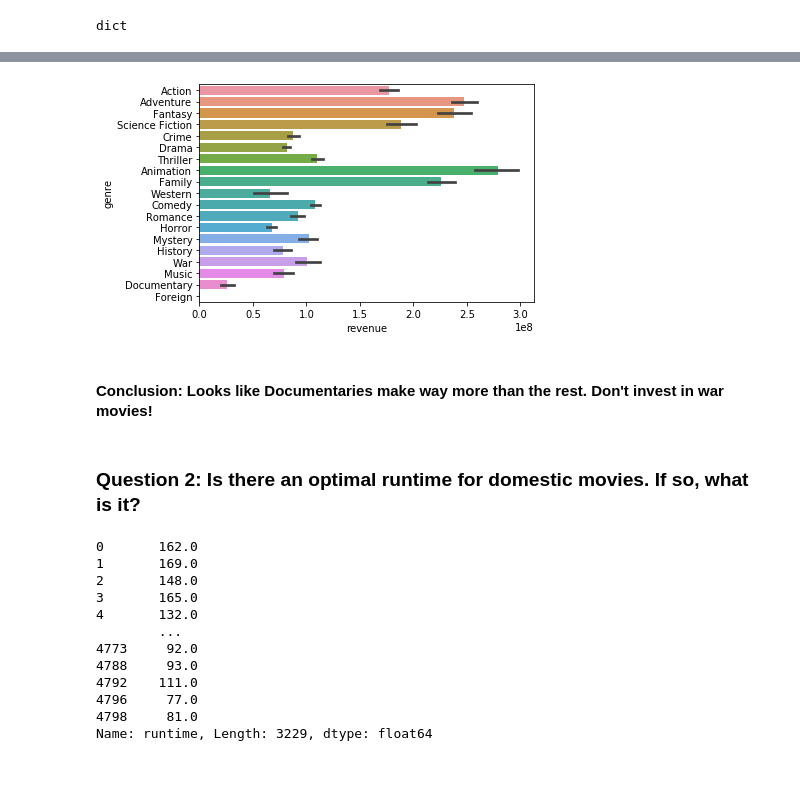
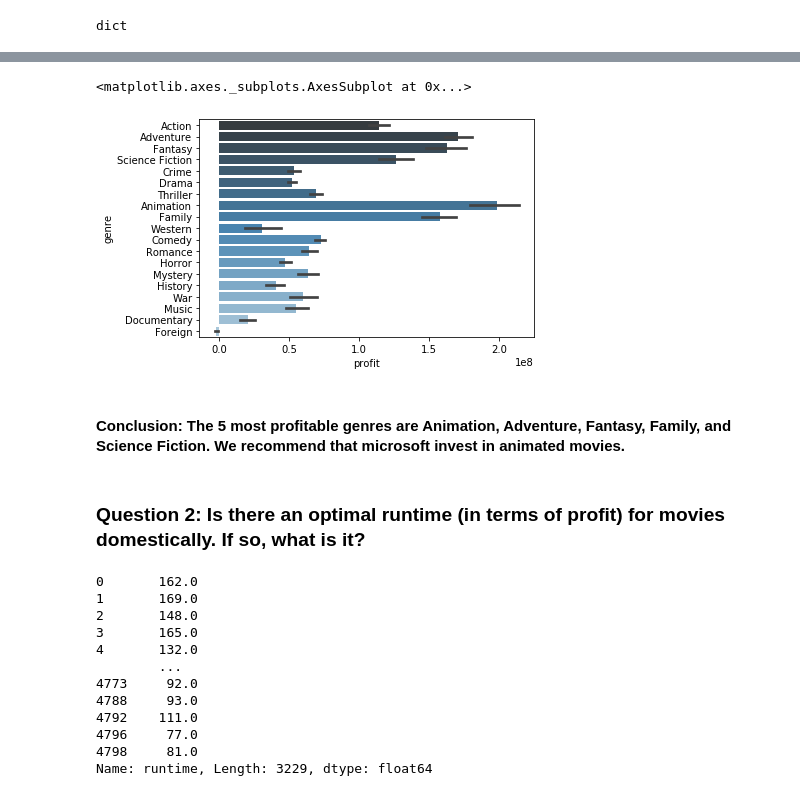
Before and after one commit to jhusney1/dsc-mod-1-project-v2-1-onl01-dtsc-ft-070620, a Jupyter notebook: student.ipynb, the cells around one changed output, grey strips where cells are left out. Saved outputs shown, nothing was run; the diff lists cells and outputs as text; code cells hidden in the pictures.

```diff
--- a/student.ipynb
+++ b/student.ipynb
@@ -192,4 +130,4 @@ df['genre'] = df['genres'].map(seperate_genres)
 # %%
-genre_df_explode = df.explode('genre')
+genre_df = df.explode('genre')
 # %%
-genre_df_explode['profit'] = genre_df_explode['revenue'] - genre_df_explode['budget']
+genre_df['profit'] = genre_df['revenue'] - genre_df['budget']
@@ -218,12 +143,12 @@ genre_df_explode[['title','budget','revenue', 'profit','profit_margin']].head(35
 # %%
-fig = sns.barplot(y= 'genre', x='revenue', data=genre_df_explode, ci=68)
-# fig.set(xlabel='Average Profit Margin (%)', ylabel='Genres')
+sns.barplot(y= 'genre', x='profit', data=genre_df, ci=68,palette="Blues_d")
 # %% [output]
+<matplotlib.axes._subplots.AxesSubplot at 0x...>
-[figure, old version]
+[figure, new version]
-# %% [markdown]
-#### Conclusion: Looks like Documentaries make way more than the rest. Don't invest in war movies!
+# %% [markdown]
+#### Conclusion: The 5 most profitable genres are Animation, Adventure, Fantasy, Family, and Science Fiction. We recommend that microsoft invest in animated movies.
 # %% [markdown]
-### Question 2: Is there an optimal runtime for domestic movies. If so, what is it?
+### Question 2: Is there an optimal runtime (in terms of profit) for movies domestically. If so, what is it?
 # %%
 df_runtime = df.copy()
 # %%
```
Also changed, not shown: parts of 62 cells of this notebook.
